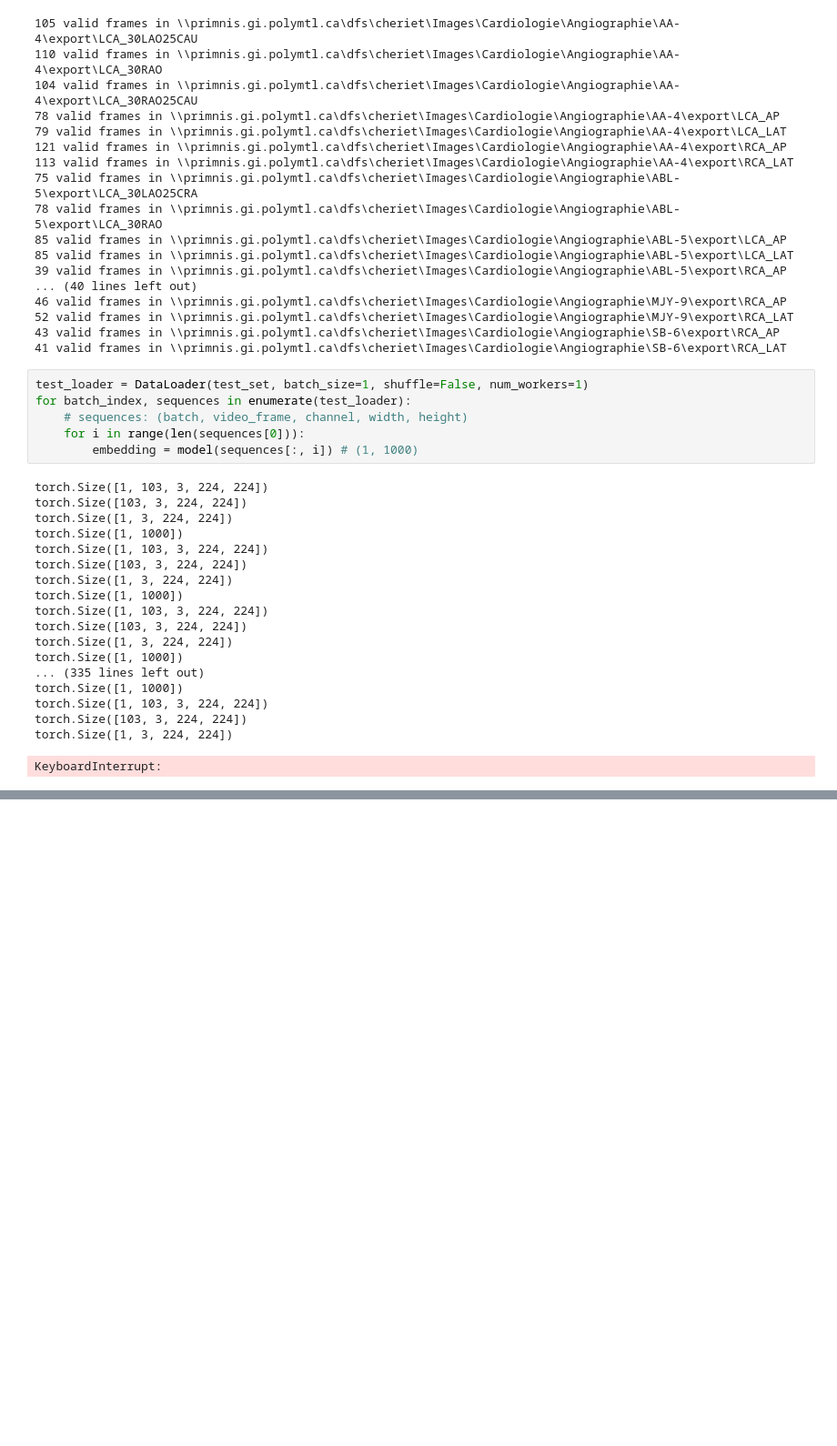
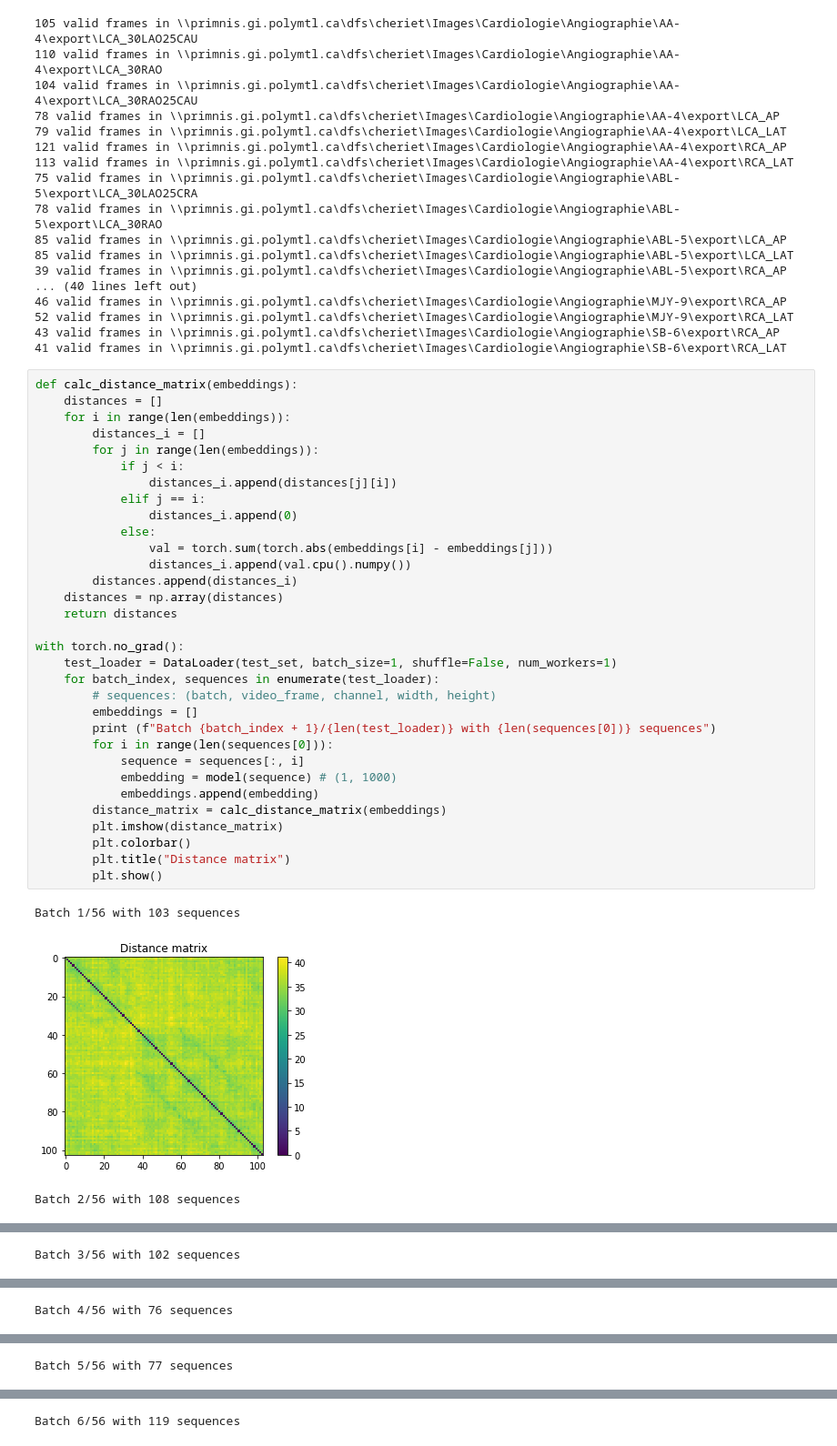
Before and after one commit to RaphaelRoyerRivard/VideoSynchronizationWithPytorch, a Jupyter notebook: main.ipynb, the cells around one changed output, grey strips where cells are left out. Shown at 91% size. Drawn from its saved outputs; the diff is of its cells as text; blank space fills up the shorter version.

Commit message:
distance matrix computation

```diff
--- a/main.ipynb
+++ b/main.ipynb
@@ -103,28 +107,39 @@ test_set = get_test_set(test_path)
 52 valid frames in \\primnis.gi.polymtl.ca\dfs\cheriet\Images\Cardiologie\Angiographie\MJY-9\export\RCA_LAT
 43 valid frames in \\primnis.gi.polymtl.ca\dfs\cheriet\Images\Cardiologie\Angiographie\SB-6\export\RCA_AP
 41 valid frames in \\primnis.gi.polymtl.ca\dfs\cheriet\Images\Cardiologie\Angiographie\SB-6\export\RCA_LAT
-# %%
-test_loader = DataLoader(test_set, batch_size=1, shuffle=False, num_workers=1)
-for batch_index, sequences in enumerate(test_loader):
-    # sequences: (batch, video_frame, channel, width, height)
-    for i in range(len(sequences[0])):
-        embedding = model(sequences[:, i]) # (1, 1000)
-# %% [output]
-torch.Size([1, 103, 3, 224, 224])
-torch.Size([103, 3, 224, 224])
-torch.Size([1, 3, 224, 224])
-torch.Size([1, 1000])
-torch.Size([1, 103, 3, 224, 224])
-torch.Size([103, 3, 224, 224])
-torch.Size([1, 3, 224, 224])
-torch.Size([1, 1000])
-torch.Size([1, 103, 3, 224, 224])
-torch.Size([103, 3, 224, 224])
-torch.Size([1, 3, 224, 224])
-torch.Size([1, 1000])
-... (335 lines left out)
-torch.Size([1, 1000])
-torch.Size([1, 103, 3, 224, 224])
-torch.Size([103, 3, 224, 224])
-torch.Size([1, 3, 224, 224])
-KeyboardInterrupt:
+# %%
+def calc_distance_matrix(embeddings):
+    distances = []
+    for i in range(len(embeddings)):
+        distances_i = []
+        for j in range(len(embeddings)):
+            if j < i:
+                distances_i.append(distances[j][i])
+            elif j == i:
+                distances_i.append(0)
+            else:
+                val = torch.sum(torch.abs(embeddings[i] - embeddings[j]))
+                distances_i.append(val.cpu().numpy())
+        distances.append(distances_i)
+    distances = np.array(distances)
+    return distances
+
+with torch.no_grad():
+    test_loader = DataLoader(test_set, batch_size=1, shuffle=False, num_workers=1)
+    for batch_index, sequences in enumerate(test_loader):
+        # sequences: (batch, video_frame, channel, width, height)
+        embeddings = []
+        print (f"Batch {batch_index + 1}/{len(test_loader)} with {len(sequences[0])} sequences")
+        for i in range(len(sequences[0])):
+            sequence = sequences[:, i]
+            embedding = model(sequence) # (1, 1000)
+            embeddings.append(embedding)
+        distance_matrix = calc_distance_matrix(embeddings)
+        plt.imshow(distance_matrix)
+        plt.colorbar()
+        plt.title("Distance matrix")
+        plt.show()
+# %% [output]
+Batch 1/56 with 103 sequences
+[figure, added]
+Batch 2/56 with 108 sequences
@@ -130,0 +147 @@ KeyboardInterrupt:
+Batch 3/56 with 102 sequences
@@ -130,0 +149 @@ KeyboardInterrupt:
+Batch 4/56 with 76 sequences
@@ -130,0 +151 @@ KeyboardInterrupt:
+Batch 5/56 with 77 sequences
@@ -130,0 +153 @@ KeyboardInterrupt:
+Batch 6/56 with 119 sequences
```
Also changed, not shown: parts of 3 cells of this notebook.
